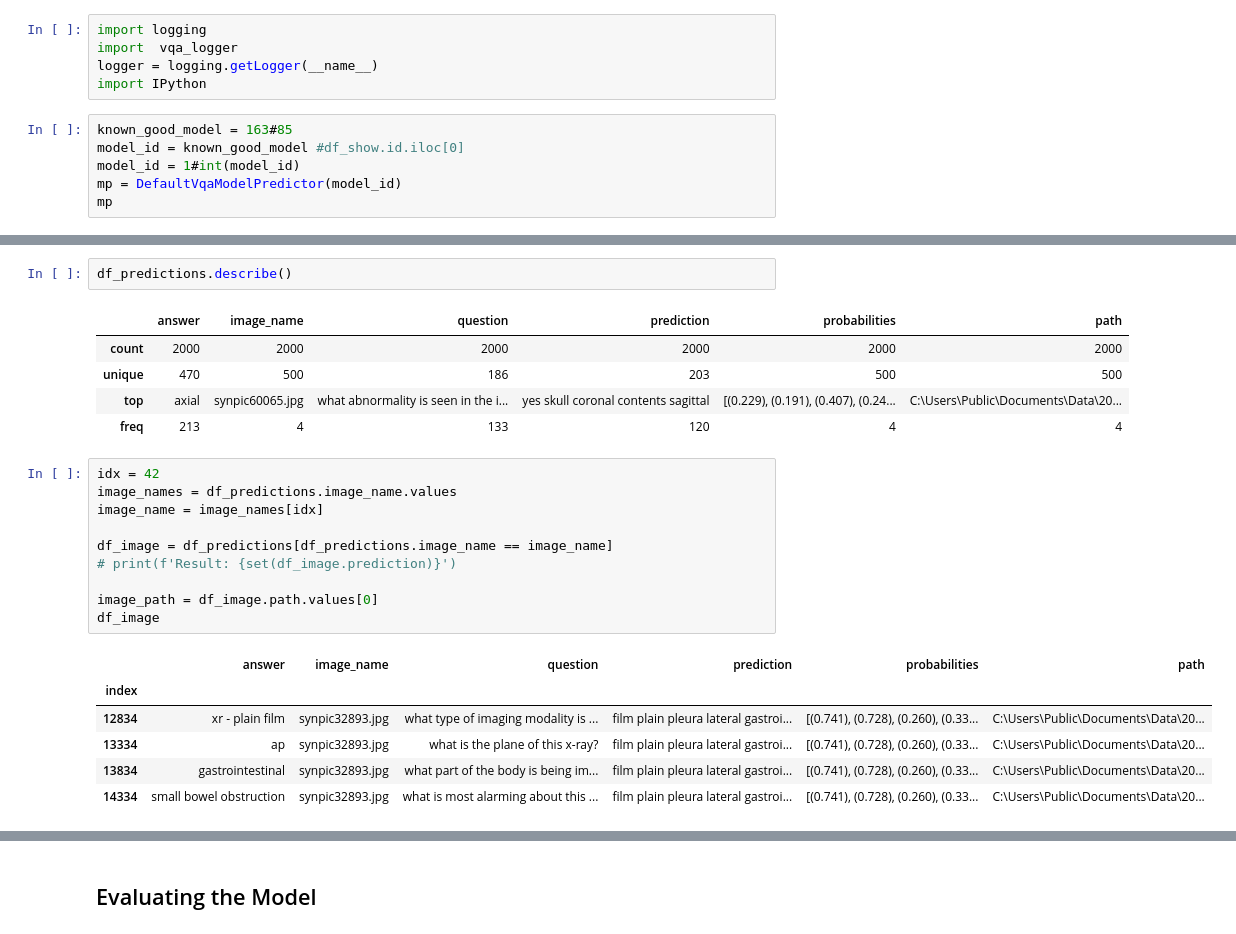
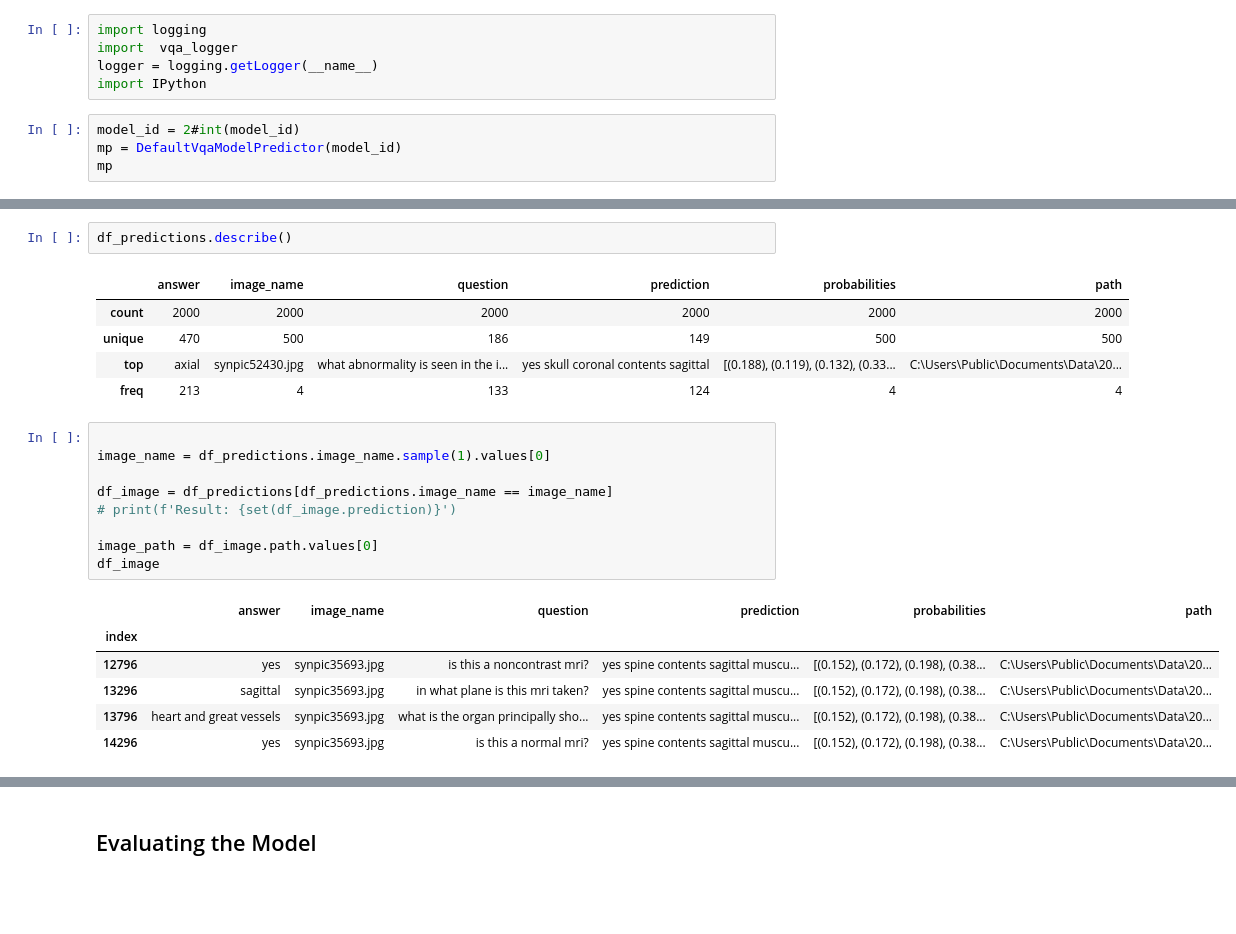
Before and after one commit to turner11/VQA-MED, a Jupyter notebook: VQA-MED/VQA.Python/5_predicting.ipynb, the cells around one changed output, grey strips where cells are left out. Drawn from its saved outputs; the diff is of its cells as text; blank space fills up the shorter version.

```diff
--- a/VQA-MED/VQA.Python/5_predicting.ipynb
+++ b/VQA-MED/VQA.Python/5_predicting.ipynb
@@ -30,9 +31,7 @@ import  vqa_logger
 logger = logging.getLogger(__name__)
 import IPython
 # %%
-known_good_model = 163#85
-model_id = known_good_model #df_show.id.iloc[0]
-model_id = 1#int(model_id)
+model_id = 2#int(model_id)
 mp = DefaultVqaModelPredictor(model_id)
 mp
 # %% [output]
@@ -80,26 +79,25 @@ df_predictions.describe()
 # %% [output]
 |  | answer | image_name | question | prediction | probabilities | path |
 | count | 2000 | 2000 | 2000 | 2000 | 2000 | 2000 |
-| unique | 470 | 500 | 186 | 203 | 500 | 500 |
-| top | axial | synpic60065.jpg | what abnormality is seen in the i... | yes skull coronal contents sagittal | [(0.229), (0.191), (0.407), (0.24... | C:\Users\Public\Documents\Data\20... |
-| freq | 213 | 4 | 133 | 120 | 4 | 4 |
+| unique | 470 | 500 | 186 | 149 | 500 | 500 |
+| top | axial | synpic52430.jpg | what abnormality is seen in the i... | yes skull coronal contents sagittal | [(0.188), (0.119), (0.132), (0.33... | C:\Users\Public\Documents\Data\20... |
+| freq | 213 | 4 | 133 | 124 | 4 | 4 |
 # %%
-idx = 42
-image_names = df_predictions.image_name.values
-image_name = image_names[idx]
+
+image_name = df_predictions.image_name.sample(1).values[0]
 
 df_image = df_predictions[df_predictions.image_name == image_name]
 # print(f'Result: {set(df_image.prediction)}')
 
 image_path = df_image.path.values[0]
 df_image
 # %% [output]
 |  | answer | image_name | question | prediction | probabilities | path |
 | index |  |  |  |  |  |  |
-| 12834 | xr - plain film | synpic32893.jpg | what type of imaging modality is ... | film plain pleura lateral gastroi... | [(0.741), (0.728), (0.260), (0.33... | C:\Users\Public\Documents\Data\20... |
-| 13334 | ap | synpic32893.jpg | what is the plane of this x-ray? | film plain pleura lateral gastroi... | [(0.741), (0.728), (0.260), (0.33... | C:\Users\Public\Documents\Data\20... |
-| 13834 | gastrointestinal | synpic32893.jpg | what part of the body is being im... | film plain pleura lateral gastroi... | [(0.741), (0.728), (0.260), (0.33... | C:\Users\Public\Documents\Data\20... |
-| 14334 | small bowel obstruction | synpic32893.jpg | what is most alarming about this ... | film plain pleura lateral gastroi... | [(0.741), (0.728), (0.260), (0.33... | C:\Users\Public\Documents\Data\20... |
+| 12796 | yes | synpic35693.jpg | is this a noncontrast mri? | yes spine contents sagittal muscu... | [(0.152), (0.172), (0.198), (0.38... | C:\Users\Public\Documents\Data\20... |
+| 13296 | sagittal | synpic35693.jpg | in what plane is this mri taken? | yes spine contents sagittal muscu... | [(0.152), (0.172), (0.198), (0.38... | C:\Users\Public\Documents\Data\20... |
+| 13796 | heart and great vessels | synpic35693.jpg | what is the organ principally sho... | yes spine contents sagittal muscu... | [(0.152), (0.172), (0.198), (0.38... | C:\Users\Public\Documents\Data\20... |
+| 14296 | yes | synpic35693.jpg | is this a normal mri? | yes spine contents sagittal muscu... | [(0.152), (0.172), (0.198), (0.38... | C:\Users\Public\Documents\Data\20... |
 # %%
 from IPython.display import Image
 Image(filename = image_path, width=400, height=400)
```
Also changed, not shown: parts of 7 cells of this notebook, 2 other files.
